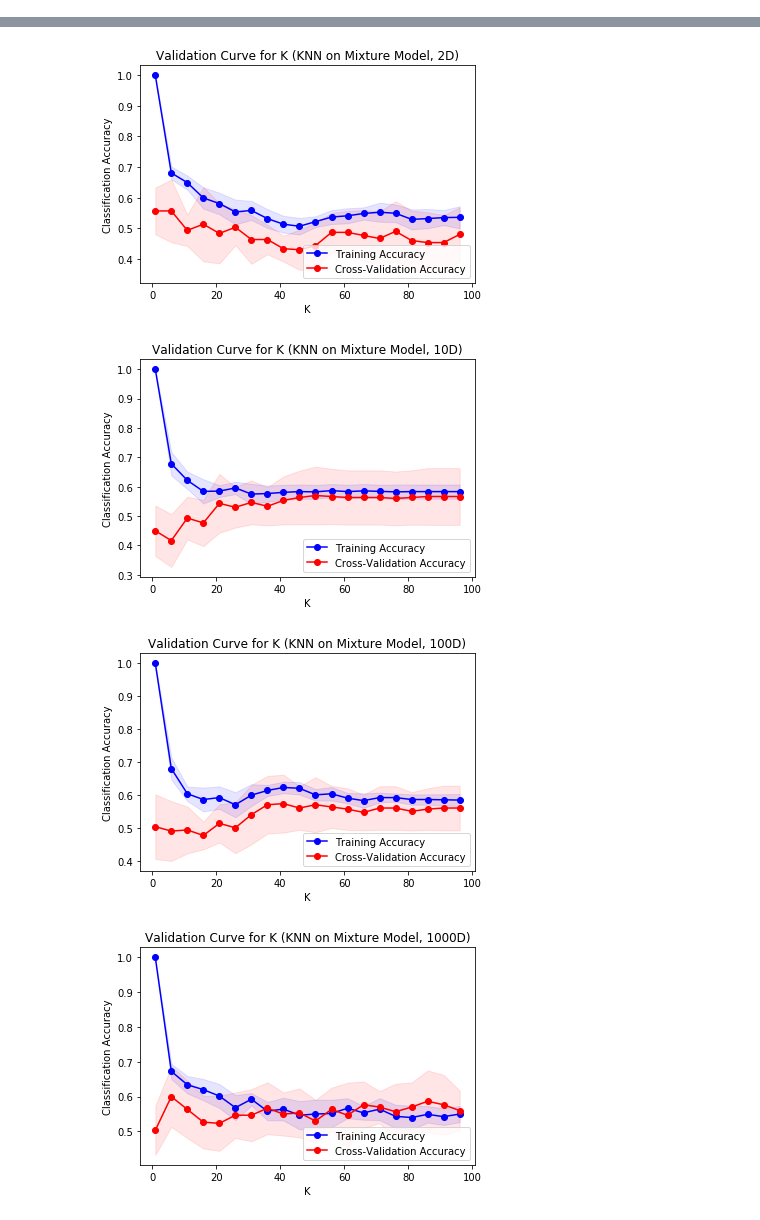
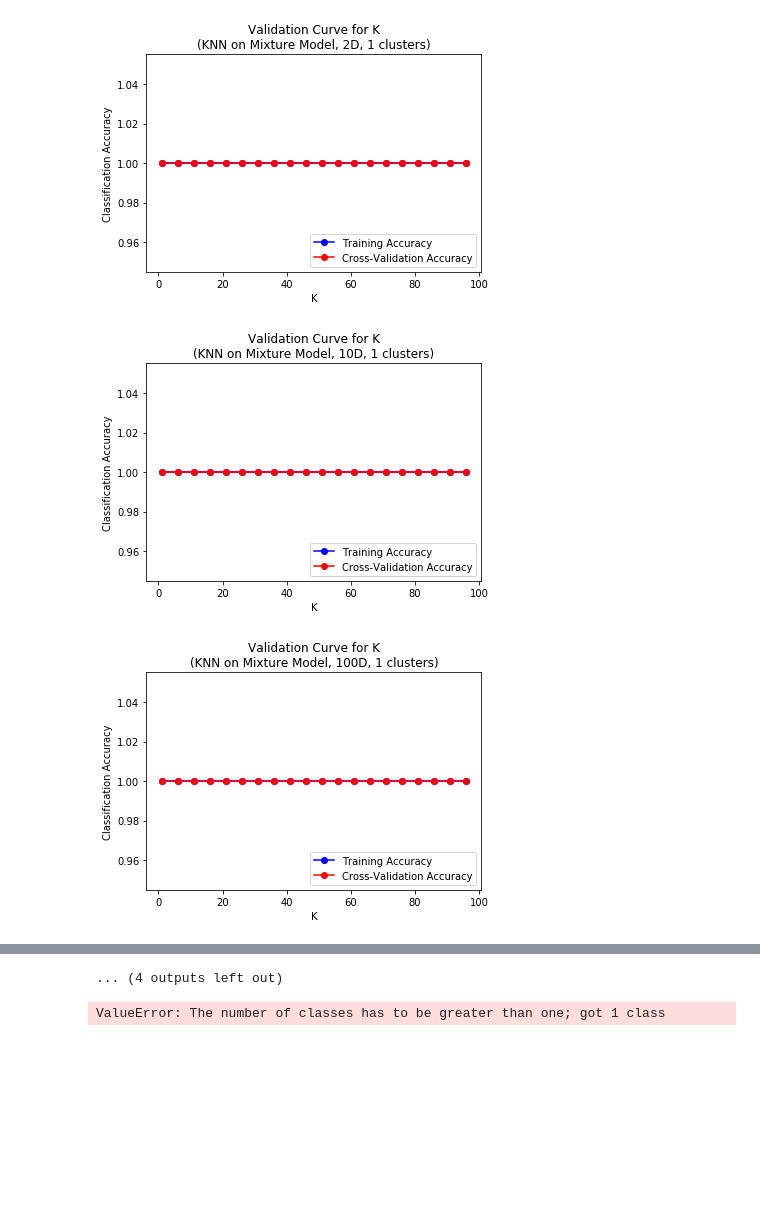
Before and after one commit to ycheng14799/MLProgrammingAssignmentWeek3, a Jupyter notebook: GaussianMixtureModelDataset.ipynb, the cells around one changed output, grey strips where cells are left out. Drawn from its saved outputs; the diff is of its cells as text; code cells hidden in the pictures; blank space fills up the shorter version.

```diff
--- a/GaussianMixtureModelDataset.ipynb
+++ b/GaussianMixtureModelDataset.ipynb
@@ -68,8 +73,8 @@ def generateGraph(variable, trainScoresMean, testScoresMean,\
     plt.legend(loc="lower right")
 # %%
 # K-NN, Evaluate effect of K on classification accuracy
-def evaluateKNNforDim(D):
-    X, y, centers = genMixtureModelDataset(150, D, 3)
+def evaluateKNN(D, clusterNum):
+    X, y, centers = genMixtureModelDataset(150, D, clusterNum)
     # Evaluate effect of k on classification accuracy
     NNBasic = neighbors.KNeighborsClassifier()
     # Ks to evaluate
@@ -87,7 +92,7 @@ def evaluateKNNforDim(D):
     # Graph
     generateGraph(Ks, trainScoresMean, testScoresMean,\
         trainScoresStd, testScoresStd, "K", "Classification Accuracy",\
-        "Validation Curve for K (KNN on Mixture Model, " + str(D) + "D)", log=False)
+        "Validation Curve for K\n(KNN on Mixture Model, " + str(D) + "D, " + str(clusterNum) + " clusters)", log=False)
     '''
     # Time fitting
     start = time.time()
@@ -99,3 +104,13 @@ def evaluateKNNforDim(D):
     elapsed = time.time() - start
     print("Prediction time for D = " + str(D) + ": " + str(elapsed))
     '''
+# %%
+clusters = [1, 3, 10, 50]
+Ds = [2, 10, 100, 1000]
+for cluster in clusters:
+    for D in Ds:
+        evaluateKNN(D, cluster)
+# %% [output]
+[figure, added]
+[figure, added]
+[figure, added]
@@ -101,0 +126 @@ def evaluateKNNforDim(D):
+... (4 outputs left out)
@@ -102,9 +162,8 @@ def evaluateKNNforDim(D):
 # %%
+clusters = [3, 10, 50]
 Ds = [2, 10, 100, 1000]
-for D in Ds:
-    evaluateKNNforDim(D)
+for cluster in clusters:
+    for D in Ds:
+        evaluateLinearClass(D, cluster)
 # %% [output]
-[figure, removed]
-[figure, removed]
-[figure, removed]
-[figure, removed]
+ValueError: The number of classes has to be greater than one; got 1 class
```
Also changed, not shown: parts of 6 cells of this notebook, 6 other files.
